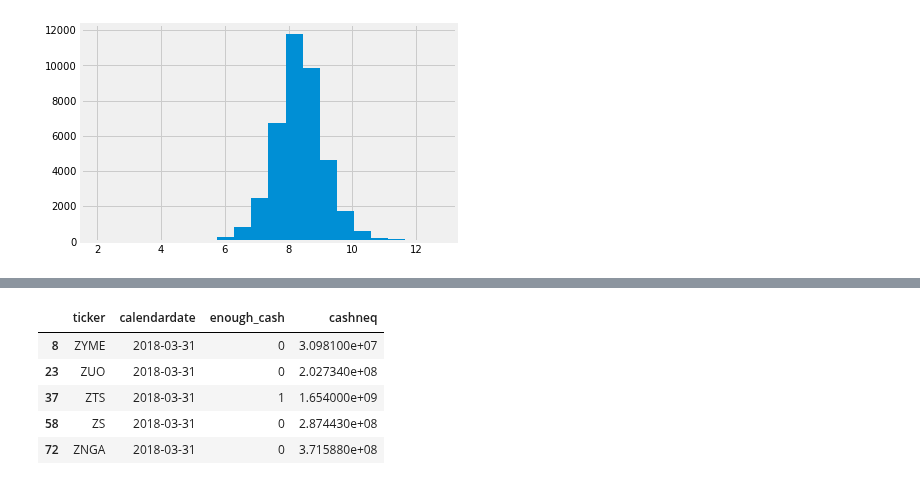
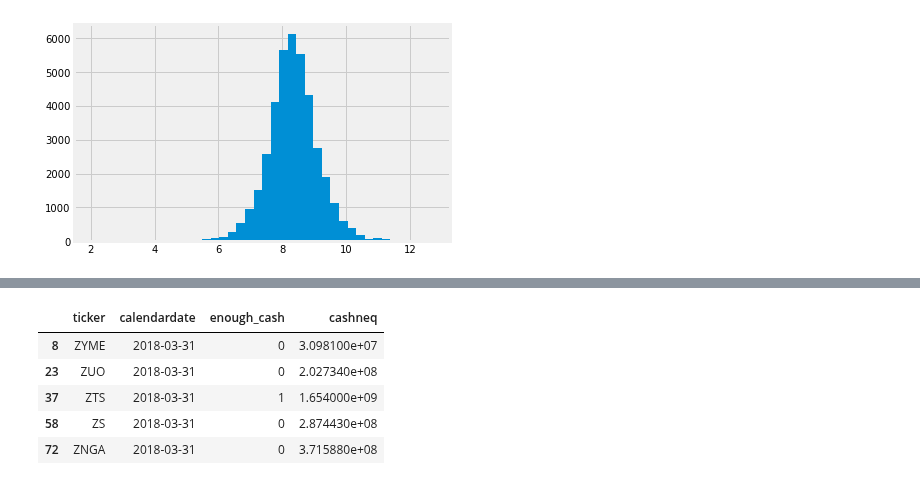
Before and after one commit to Gaukhar-ai/for_my_Thinkful_work, a Jupyter notebook: capstone/2018_2019_stock_market_return.ipynb, the cells around one changed output, grey strips where cells are left out. Drawn from its saved outputs; the diff is of its cells as text; code cells hidden in the pictures.

```diff
--- a/capstone/2018_2019_stock_market_return.ipynb
+++ b/capstone/2018_2019_stock_market_return.ipynb
@@ -107,15 +115,15 @@ Name: cashneq, dtype: float64
 # %%
 a = stocks["cashneq"].dropna()
 b = a.apply(np.log10)
-b[np.isfinite(b)].hist(bins=20)
+b[np.isfinite(b)].hist(bins=40)
 plt.show()
 
 # add description on x, y; why does it have NA values? what could it be?
 # didn't get this well.
 # log, what does it give?
 # b[np.isfinite(b)]
 # %% [output]
-[figure, old version]
+[figure, new version]
 [interactive output not drawn]
 [interactive output not drawn]
 # %%
```
Also changed, not shown: parts of 40 cells of this notebook, 1 other file.
